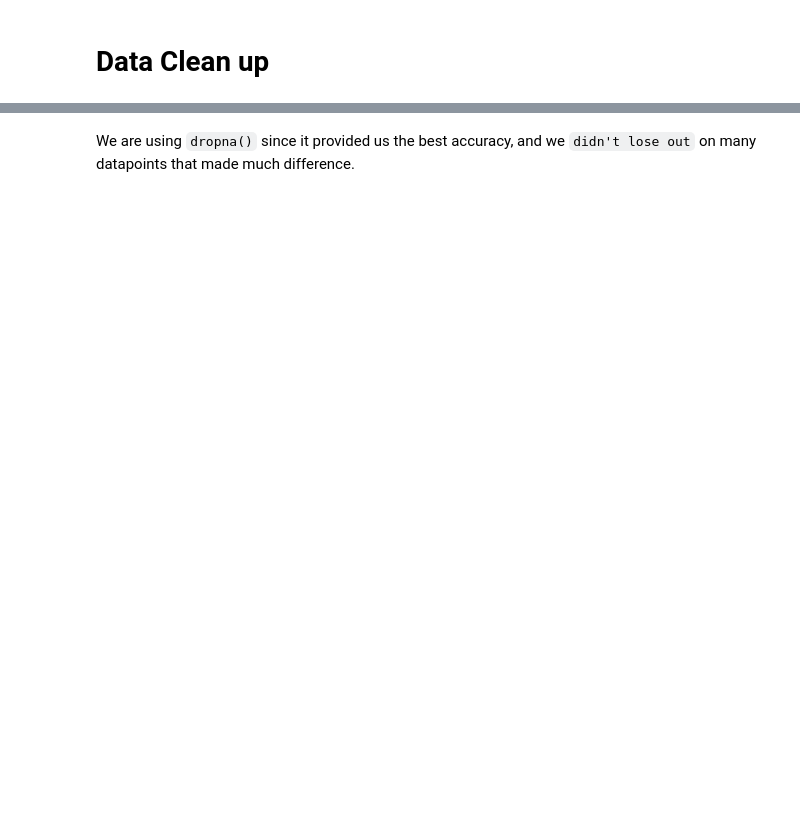
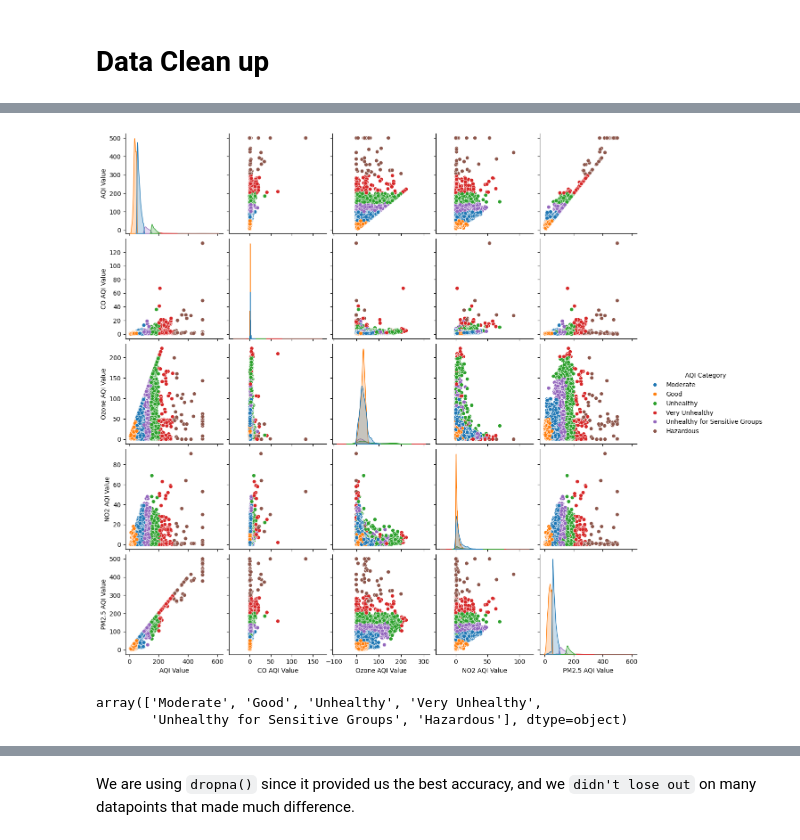
Before and after one commit to ChyavanShenoy/AAI-500-Final-Project, a Jupyter notebook: Project_final.ipynb, the cells around one changed output, grey strips where cells are left out. Drawn from its saved outputs; the diff is of its cells as text; code cells hidden in the pictures; blank space fills up the shorter version.

```diff
--- a/Project_final.ipynb
+++ b/Project_final.ipynb
@@ -59,0 +123,11 @@ fix_columns = ['PM2.5 AQI Value', 'NO2 AQI Value', 'Ozone AQI Value', 'CO AQI Va
+# %%
+df = df.drop(columns=['Country', 'City', 'lat', 'lng'])
+sns.pairplot(df, hue='AQI Category')
+plt.show()
+# %% [output]
+[figure, added]
+# %%
+df['AQI Category'].unique()
+# %% [output]
+array(['Moderate', 'Good', 'Unhealthy', 'Very Unhealthy',
+       'Unhealthy for Sensitive Groups', 'Hazardous'], dtype=object)
```
Also changed, not shown: parts of 31 cells of this notebook.
